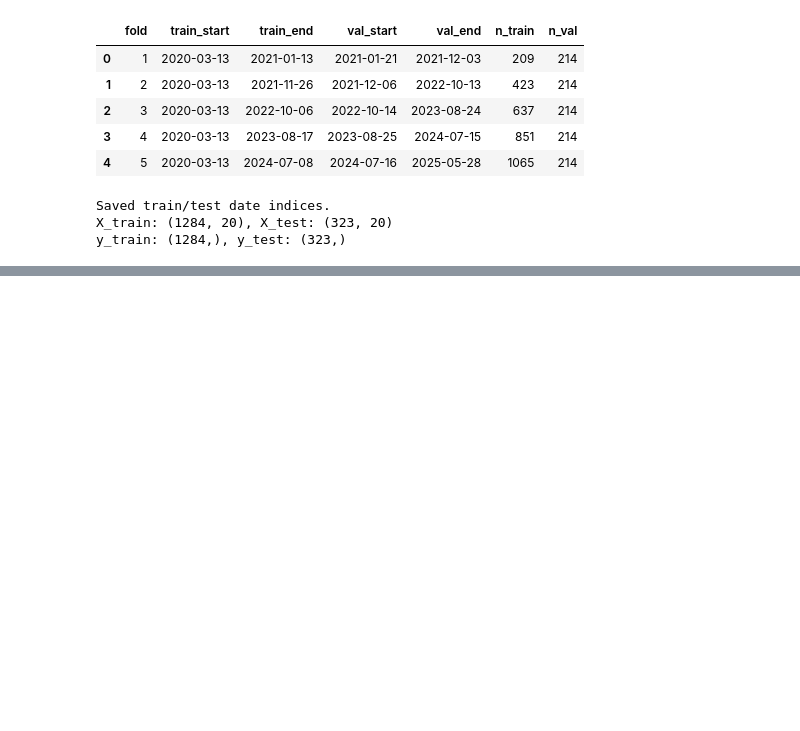
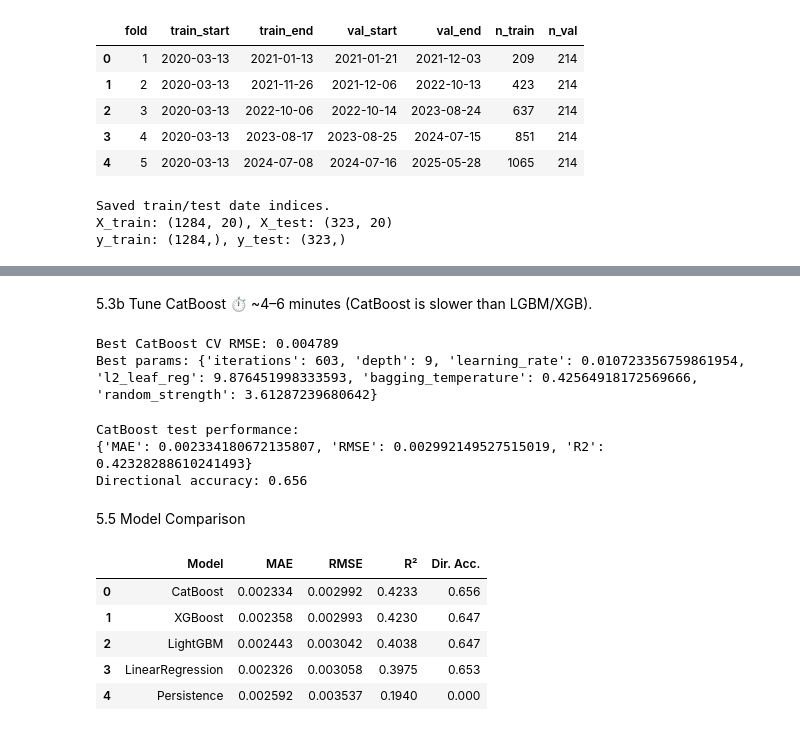
Before and after one commit to denny-labs/mini_project, a Jupyter notebook: notebooks/04_model_training.ipynb, the cells around one changed output, grey strips where cells are left out. Drawn from its saved outputs; the diff is of its cells as text; code cells hidden in the pictures; blank space fills up the shorter version.

```diff
--- a/notebooks/04_model_training.ipynb
+++ b/notebooks/04_model_training.ipynb
@@ -230,0 +430,64 @@ y_train: (1284,), y_test: (323,)
+# %% [markdown]
+5.3b Tune CatBoost
+⏱️ ~4–6 minutes (CatBoost is slower than LGBM/XGB).
+# %%
+# CatBoost tuning
+
+study_cat = optuna.create_study(direction='minimize')
+study_cat.optimize(
+    lambda t: catboost_objective(t, X_train, y_train, gap=FORWARD_WINDOW),
+    n_trials=25, show_progress_bar=True,
+)
+print(f"Best CatBoost CV RMSE: {study_cat.best_value:.6f}")
+print("Best params:", study_cat.best_params)
+# %% [output]
+Best CatBoost CV RMSE: 0.004789
+Best params: {'iterations': 603, 'depth': 9, 'learning_rate': 0.010723356759861954, 'l2_leaf_reg': 9.876451998333593, 'bagging_temperature': 0.42564918172569666, 'random_strength': 3.61287239680642}
+# %%
+# CatBoost final fit & eval
+
+cat_model = build_catboost(study_cat.best_params)
+cat_model.fit(X_train, y_train)
+y_pred_cat = cat_model.predict(X_test)
+
+results['CatBoost'] = {
+    'y_pred':  y_pred_cat,
+    'metrics': evaluate_regression(y_test, y_pred_cat),
+    'dir_acc': directional_accuracy(y_test, y_pred_cat, reference_test),
+    'model':   cat_model,
+    'params':  study_cat.best_params,
+}
+print("CatBoost test performance:")
+print(results['CatBoost']['metrics'])
+print(f"Directional accuracy: {results['CatBoost']['dir_acc']:.3f}")
+# %% [output]
+CatBoost test performance:
+{'MAE': 0.002334180672135807, 'RMSE': 0.002992149527515019, 'R2': 0.42328288610241493}
+Directional accuracy: 0.656
+# %% [markdown]
+5.5 Model Comparison
+# %%
+# comparison table
+
+import os
+os.makedirs('../reports/tables', exist_ok=True)
+rows = []
+for name, r in results.items():
+    rows.append({
+        'Model': name,
+        'MAE':  round(r['metrics']['MAE'],  6),
+        'RMSE': round(r['metrics']['RMSE'], 6),
+        'R²':   round(r['metrics']['R2'],   4),
+        'Dir. Acc.': round(r['dir_acc'],    3),
+    })
+
+comparison = pd.DataFrame(rows).sort_values('RMSE').reset_index(drop=True)
+display(comparison)
+comparison.to_csv('../reports/tables/model_comparison.csv', index=False)
+# %% [output]
+|  | Model | MAE | RMSE | R² | Dir. Acc. |
+| 0 | CatBoost | 0.002334 | 0.002992 | 0.4233 | 0.656 |
+| 1 | XGBoost | 0.002358 | 0.002993 | 0.4230 | 0.647 |
+| 2 | LightGBM | 0.002443 | 0.003042 | 0.4038 | 0.647 |
+| 3 | LinearRegression | 0.002326 | 0.003058 | 0.3975 | 0.653 |
+| 4 | Persistence | 0.002592 | 0.003537 | 0.1940 | 0.000 |
```
Also changed, not shown: parts of 19 cells of this notebook, 6 other files.
